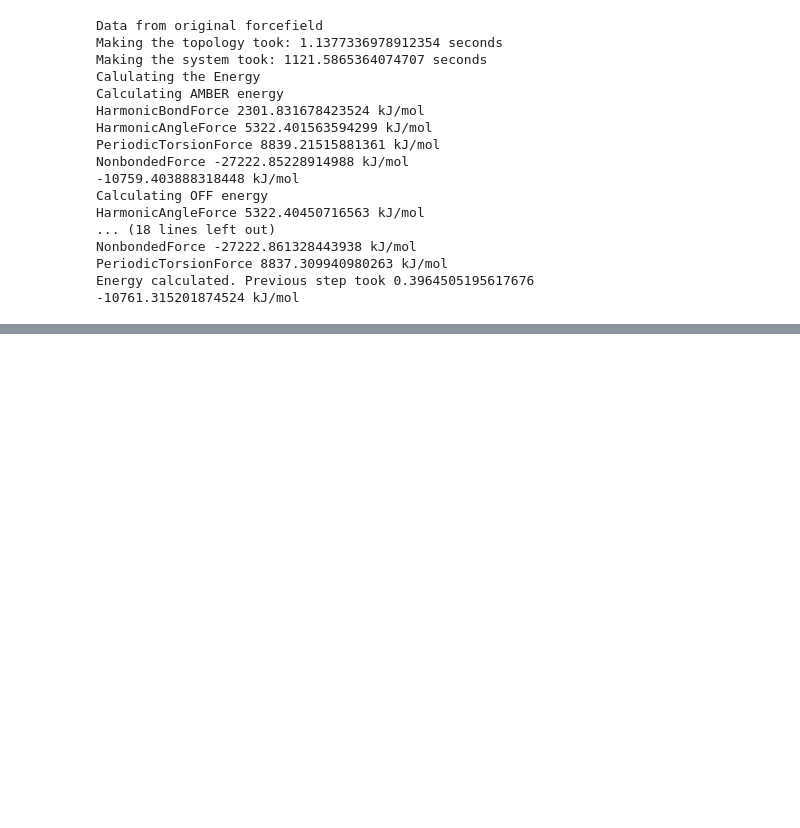
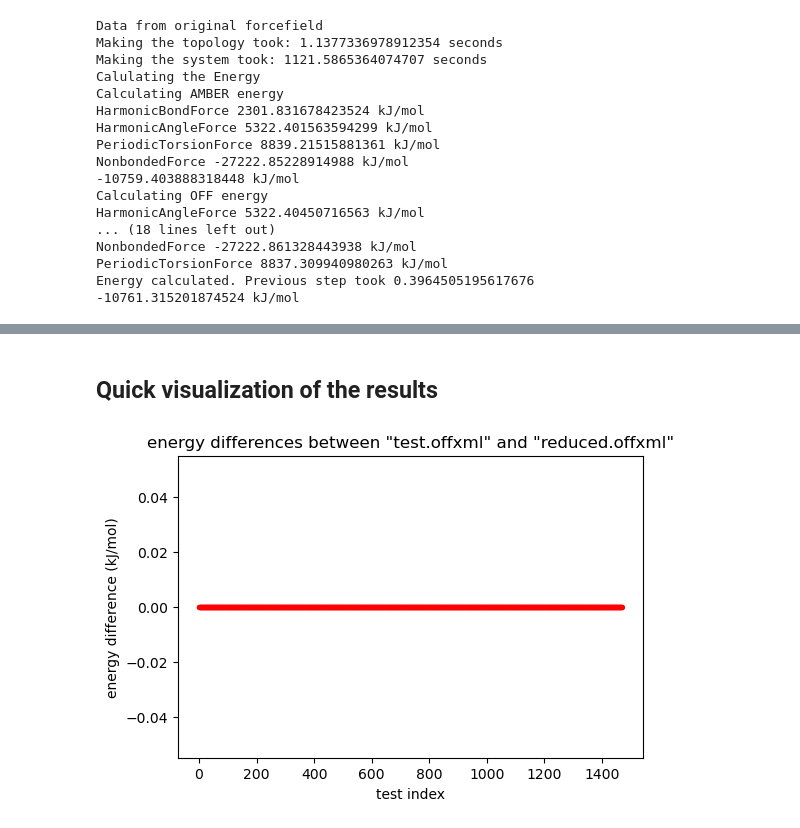
Before and after one commit to openforcefield/amber-ff-porting, a Jupyter notebook: parameter_deduplication/parameter_deduplication.ipynb, the cells around one changed output, grey strips where cells are left out. Saved outputs shown, nothing was run; the diff lists cells and outputs as text; code cells hidden in the pictures; blank space fills up the shorter version.

```diff
--- a/parameter_deduplication/parameter_deduplication.ipynb
+++ b/parameter_deduplication/parameter_deduplication.ipynb
@@ -367,0 +540,20 @@ Energy calculated. Previous step took 0.3964505195617676
+# %% [markdown]
+## Quick visualization of the results
+# %%
+import matplotlib.pyplot as plt
+import pandas as pd
+df = pd.DataFrame(energy_diff_list)
+df.columns = ['ff_energy', 'ff_reduced_energy', 'difference', 'ff_time', 'ff_reduced_time']
+df.to_csv("temp_energy_test_data.csv")
+
+# convert to floats
+df['difference'] = df['difference'].apply(lambda x: x._value)
+
+fig1 = plt.figure(1, dpi=100)
+plt.scatter(df.index, df.difference, c='r', s=8)
+plt.ylabel('energy difference (kJ/mol)')
+plt.xlabel('test index')
+plt.title('energy differences between \"test.offxml\" and \"reduced.offxml\"')
+plt.show()
+# %% [output]
+[figure, added]
```
Also changed, not shown: parts of 6 cells of this notebook.
